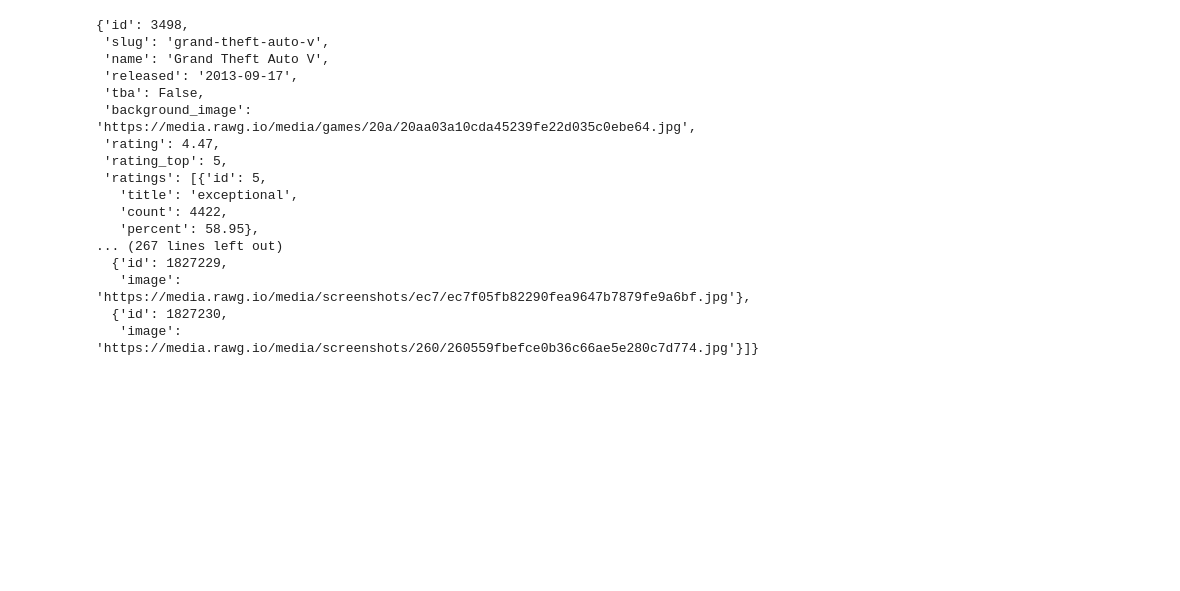
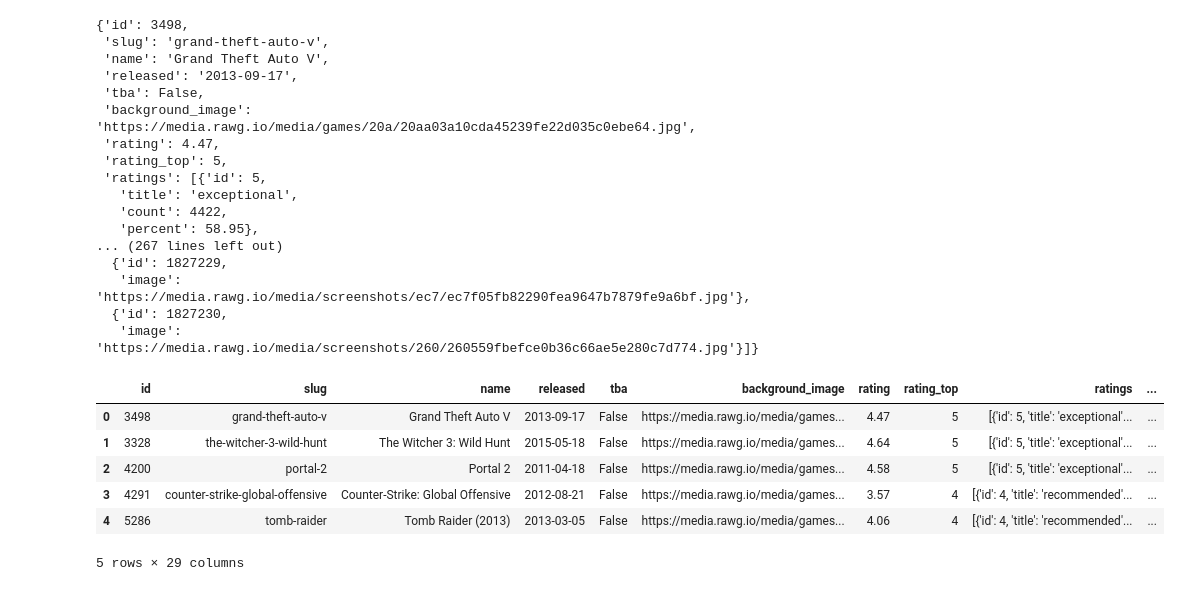
Before and after one commit to zolzayada/GP3_cool, a Jupyter notebook: апи_гп3КУЛ.ipynb, the cells around one changed output. Cells and saved outputs as stored; diff of their text form; code cells hidden in the pictures; blank space fills up the shorter version.

```diff
--- a/апи_гп3КУЛ.ipynb
+++ b/апи_гп3КУЛ.ipynb
@@ -81,0 +84,11 @@ res['results'][0]
+# %%
+df = pd.DataFrame(res['results'])
+df
+# %% [output]
+|  | id | slug | name | released | tba | background_image | rating | rating_top | ratings | ... |
+| 0 | 3498 | grand-theft-auto-v | Grand Theft Auto V | 2013-09-17 | False | https://media.rawg.io/media/games... | 4.47 | 5 | [{'id': 5, 'title': 'exceptional'... | ... |
+| 1 | 3328 | the-witcher-3-wild-hunt | The Witcher 3: Wild Hunt | 2015-05-18 | False | https://media.rawg.io/media/games... | 4.64 | 5 | [{'id': 5, 'title': 'exceptional'... | ... |
+| 2 | 4200 | portal-2 | Portal 2 | 2011-04-18 | False | https://media.rawg.io/media/games... | 4.58 | 5 | [{'id': 5, 'title': 'exceptional'... | ... |
+| 3 | 4291 | counter-strike-global-offensive | Counter-Strike: Global Offensive | 2012-08-21 | False | https://media.rawg.io/media/games... | 3.57 | 4 | [{'id': 4, 'title': 'recommended'... | ... |
+| 4 | 5286 | tomb-raider | Tomb Raider (2013) | 2013-03-05 | False | https://media.rawg.io/media/games... | 4.06 | 4 | [{'id': 4, 'title': 'recommended'... | ... |
+5 rows × 29 columns
```
Also changed, not shown: parts of 1 cell of this notebook.
